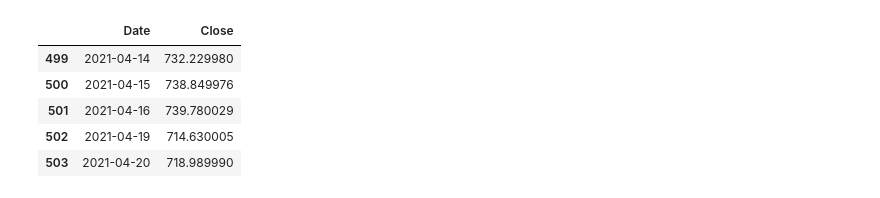
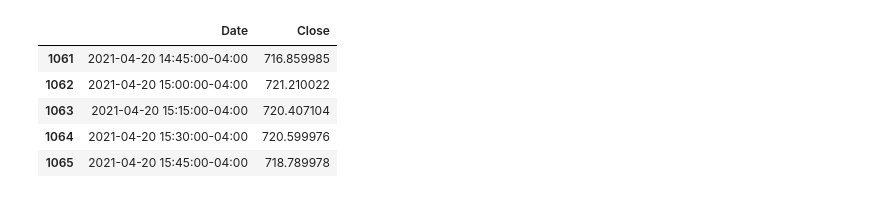
Before and after one commit to DataNinjasPro/Project_2, a Jupyter notebook: modelltsm.ipynb, the cells around one changed output. Cells and saved outputs as stored; diff of their text form; code cells hidden in the pictures.

```diff
--- a/modelltsm.ipynb
+++ b/modelltsm.ipynb
@@ -60,0 +20,6 @@ close_price_change = df.pct_change()
+# %%
+df=it.grab('TSLA','15m')
+df = df[['Close','Open','High','Low','Volume']]
+#data cleaning
+print(df.describe())
+print(df.isna().sum())
@@ -183,15 +168,15 @@ stocks.plot(title = "Aint worth shit. But damn. Ain't it pretty", figsize = (30,
 # %%
 df.reset_index(inplace = True)
 # %%
-df = df[['Date','Close']]
+df = df[['Datetime','Close']]
 df.columns = ['Date','Close']
 df.tail()
 # %% [output]
 |  | Date | Close |
-| 499 | 2021-04-14 | 732.229980 |
-| 500 | 2021-04-15 | 738.849976 |
-| 501 | 2021-04-16 | 739.780029 |
-| 502 | 2021-04-19 | 714.630005 |
-| 503 | 2021-04-20 | 718.989990 |
+| 1061 | 2021-04-20 14:45:00-04:00 | 716.859985 |
+| 1062 | 2021-04-20 15:00:00-04:00 | 721.210022 |
+| 1063 | 2021-04-20 15:15:00-04:00 | 720.407104 |
+| 1064 | 2021-04-20 15:30:00-04:00 | 720.599976 |
+| 1065 | 2021-04-20 15:45:00-04:00 | 718.789978 |
 # %%
 close_data = df.Close.values.reshape((-1))
```
Also changed, not shown: parts of 18 cells of this notebook, 2 other files.
